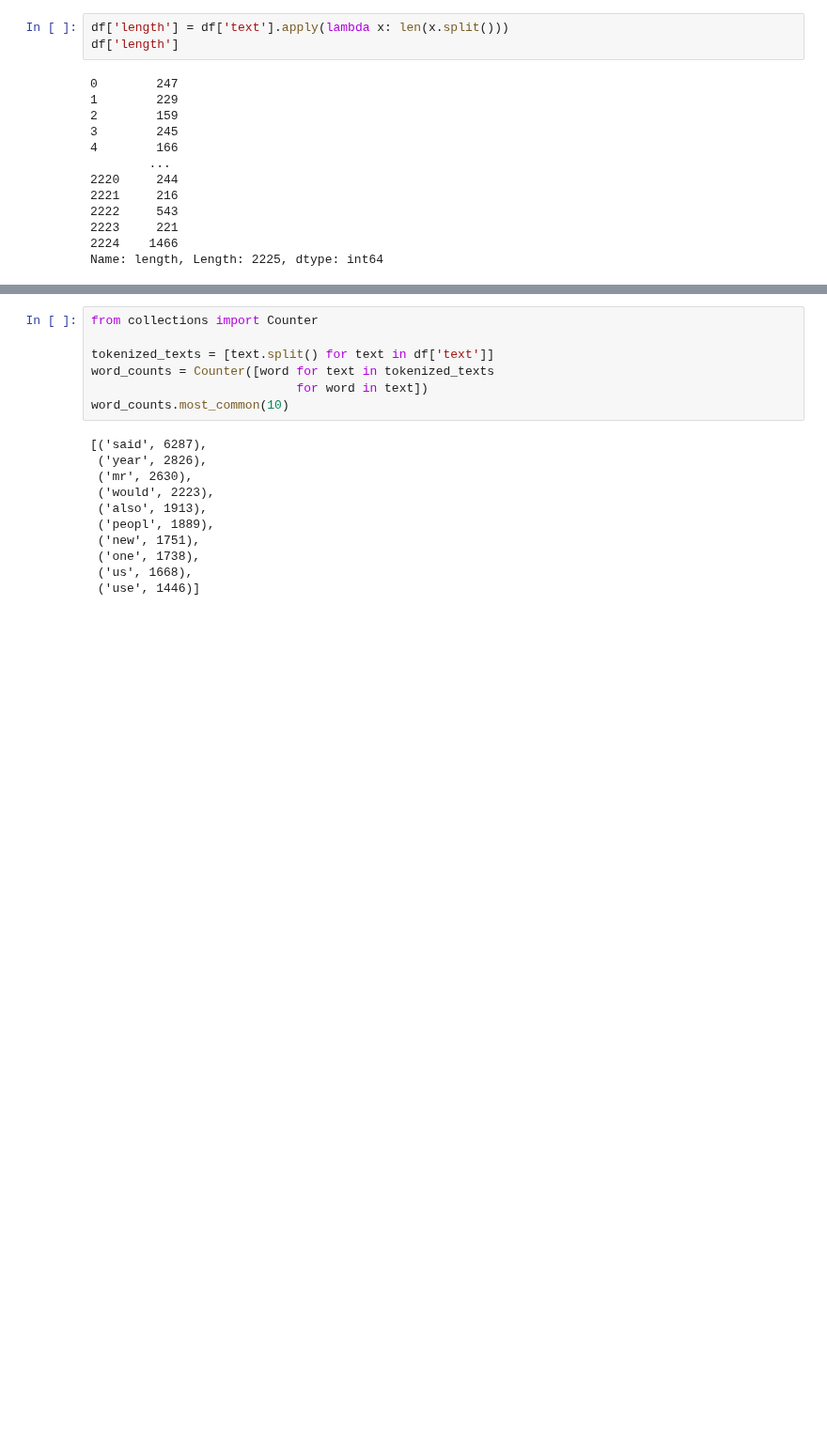
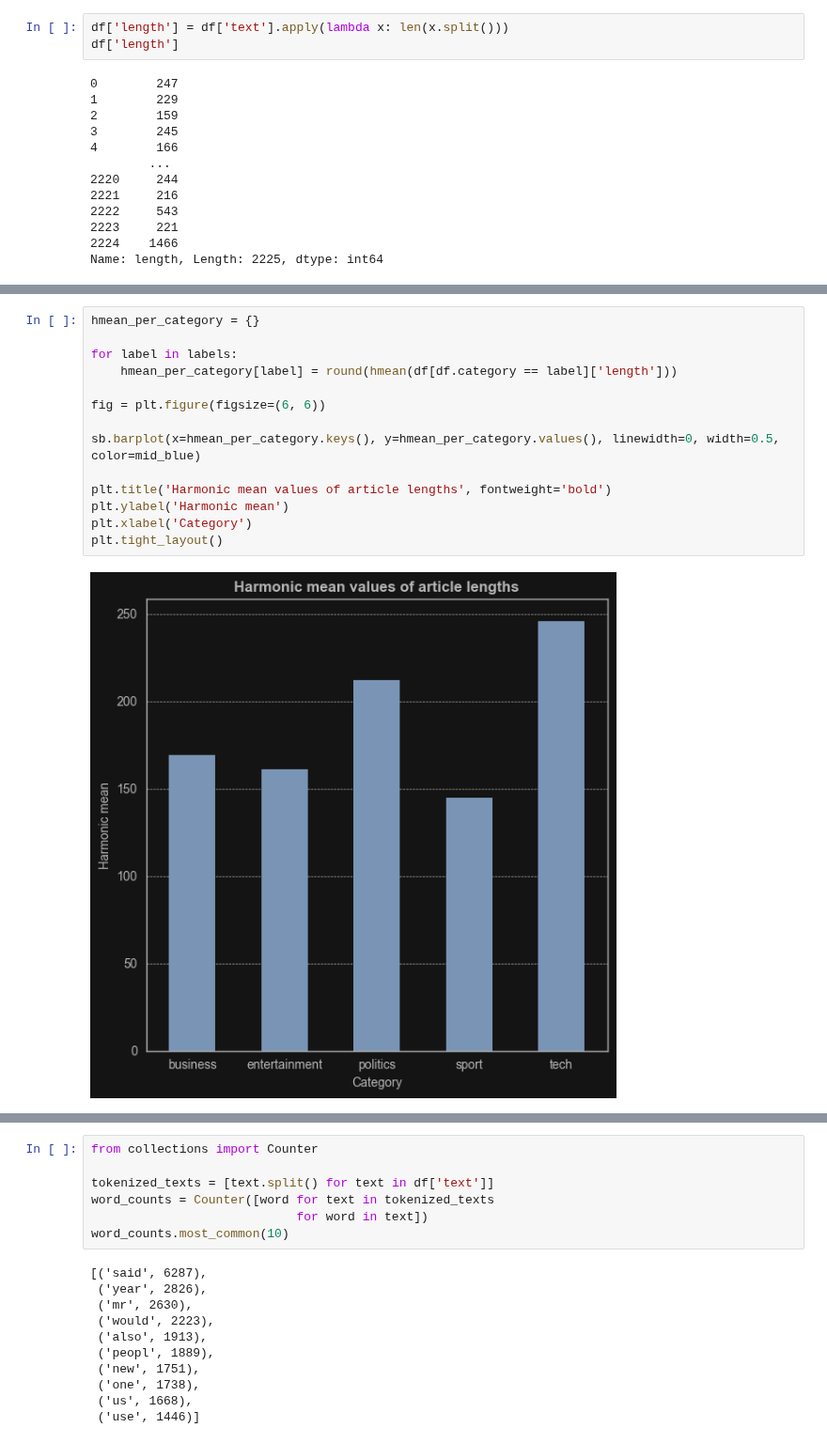
Before and after one commit to gracjan-p/bbc, a Jupyter notebook: notebooks/main.ipynb, the cells around one changed output, grey strips where cells are left out. Shown at 94% size. Drawn from its saved outputs; the diff is of its cells as text; blank space fills up the shorter version.

```diff
--- a/notebooks/main.ipynb
+++ b/notebooks/main.ipynb
@@ -134,0 +161,16 @@ plt.tight_layout()
+# %%
+hmean_per_category = {}
+
+for label in labels:
+    hmean_per_category[label] = round(hmean(df[df.category == label]['length']))
+
+fig = plt.figure(figsize=(6, 6))
+
+sb.barplot(x=hmean_per_category.keys(), y=hmean_per_category.values(), linewidth=0, width=0.5, color=mid_blue)
+
+plt.title('Harmonic mean values of article lengths', fontweight='bold')
+plt.ylabel('Harmonic mean')
+plt.xlabel('Category')
+plt.tight_layout()
+# %% [output]
+[figure, added]
```
Also changed, not shown: parts of 28 cells of this notebook, 1 other file.
